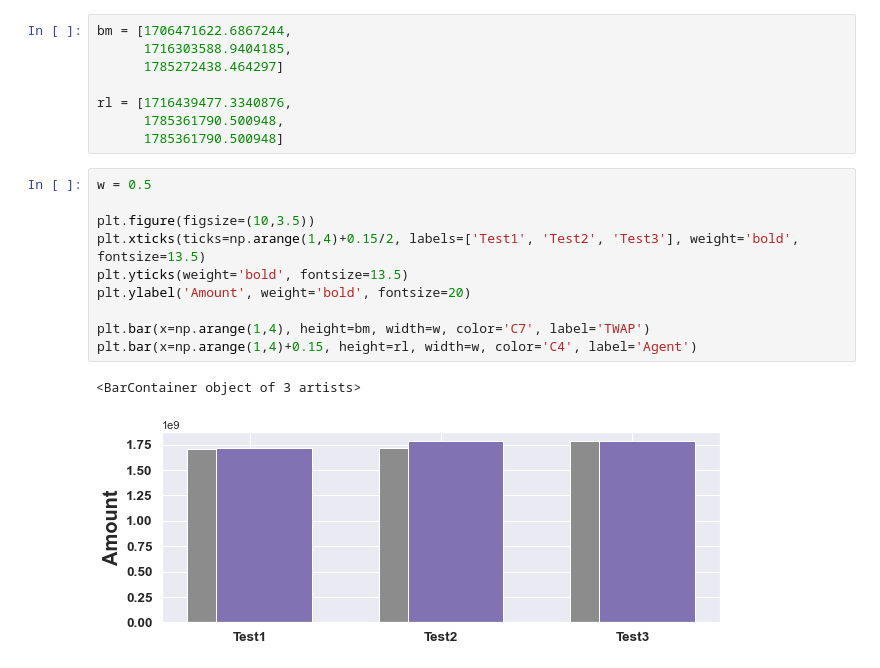
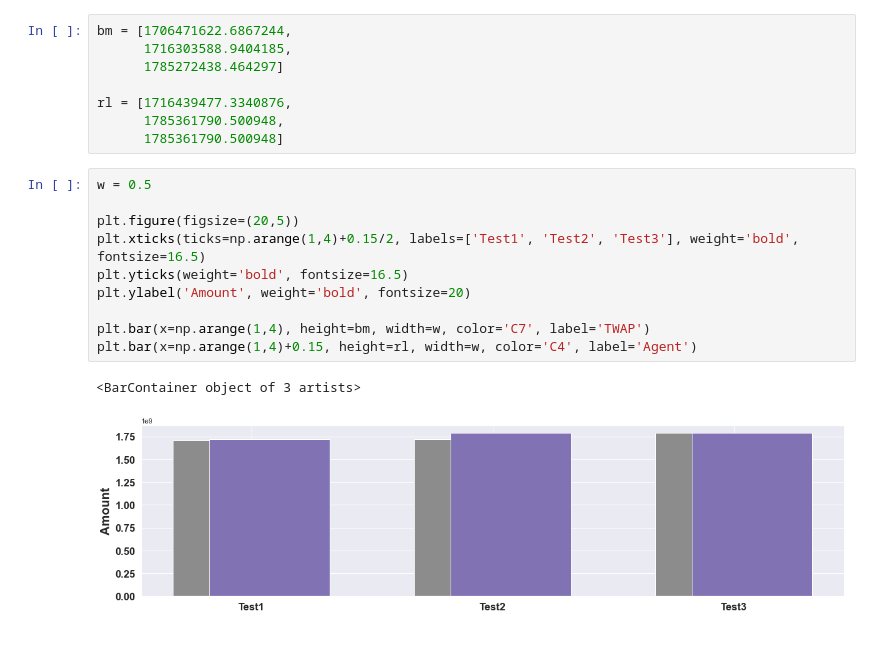
Before and after one commit to Yang-Hyun-Jun/Implementation-RLexecution, a Jupyter notebook: notebooks/experiment.ipynb, the cells around one changed output. Cells and saved outputs as stored; diff of their text form.

```diff
--- a/notebooks/experiment.ipynb
+++ b/notebooks/experiment.ipynb
@@ -59,13 +59,13 @@ rl = [1716439477.3340876,
 # %%
 w = 0.5
 
-plt.figure(figsize=(10,3.5))
-plt.xticks(ticks=np.arange(1,4)+0.15/2, labels=['Test1', 'Test2', 'Test3'], weight='bold', fontsize=13.5)
-plt.yticks(weight='bold', fontsize=13.5)
+plt.figure(figsize=(20,5))
+plt.xticks(ticks=np.arange(1,4)+0.15/2, labels=['Test1', 'Test2', 'Test3'], weight='bold', fontsize=16.5)
+plt.yticks(weight='bold', fontsize=16.5)
 plt.ylabel('Amount', weight='bold', fontsize=20)
 
 plt.bar(x=np.arange(1,4), height=bm, width=w, color='C7', label='TWAP')
 plt.bar(x=np.arange(1,4)+0.15, height=rl, width=w, color='C4', label='Agent')
 # %% [output]
 <BarContainer object of 3 artists>
-[figure, old version]
+[figure, new version]
```
Also changed, not shown: 1 other file.
